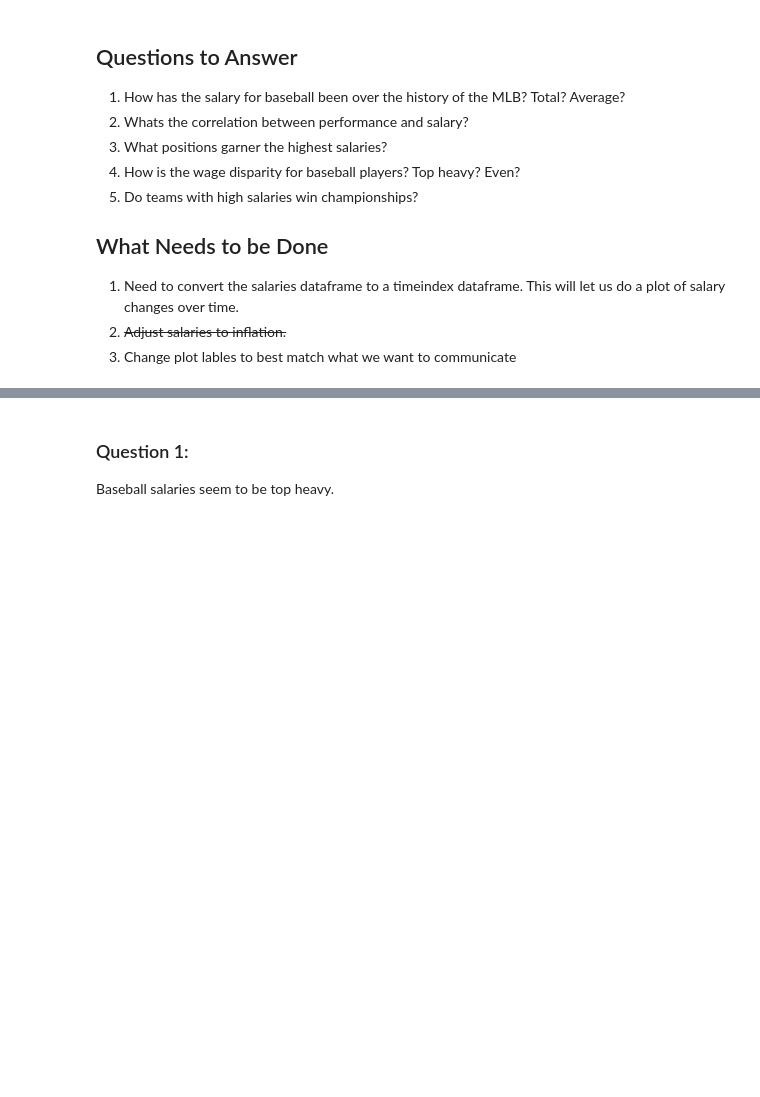
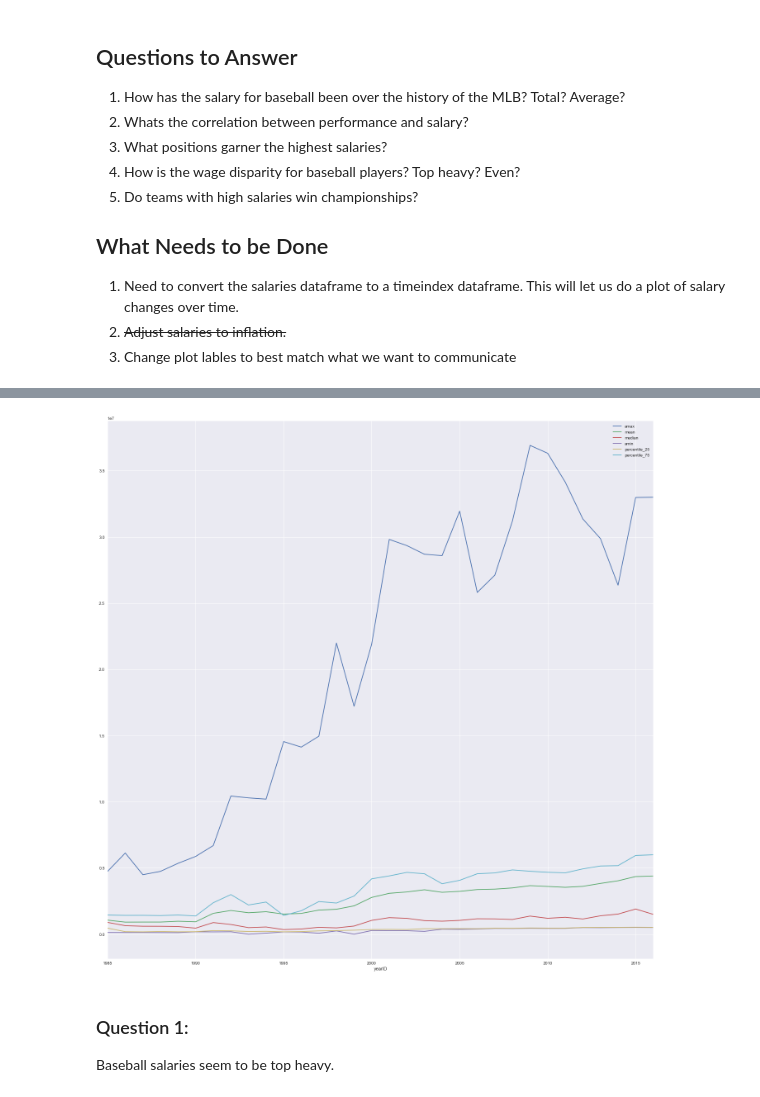
Before and after one commit to datruth29/Udacity-Data-Analyst-Nanodegree, a Jupyter notebook: dandp2-datasetreport/scratchbook.ipynb, the cells around one changed output, grey strips where cells are left out. Cells and saved outputs as stored; diff of their text form; code cells hidden in the pictures; blank space fills up the shorter version.

```diff
--- a/dandp2-datasetreport/scratchbook.ipynb
+++ b/dandp2-datasetreport/scratchbook.ipynb
@@ -36,7 +48,9 @@ def percentile(num):
 # %%
-salary_by_year = salary.groupby(['yearID'])['salary'].agg([np.max, np.mean, np.median, np.min, percentile(25), percentile(75)])
+salary_by_year = salary.groupby(['yearID'])['salary_adj'].agg([np.max, np.mean, np.median, np.min, percentile(25), percentile(75)])
 salary_by_year.plot(figsize=(19, 19))
 plt.tight_layout()
+# %% [output]
+[figure, added]
 # %% [markdown]
 ### Question 1:
 Baseball salaries seem to be top heavy.
```
Also changed, not shown: parts of 5 cells of this notebook, 2 other files.
